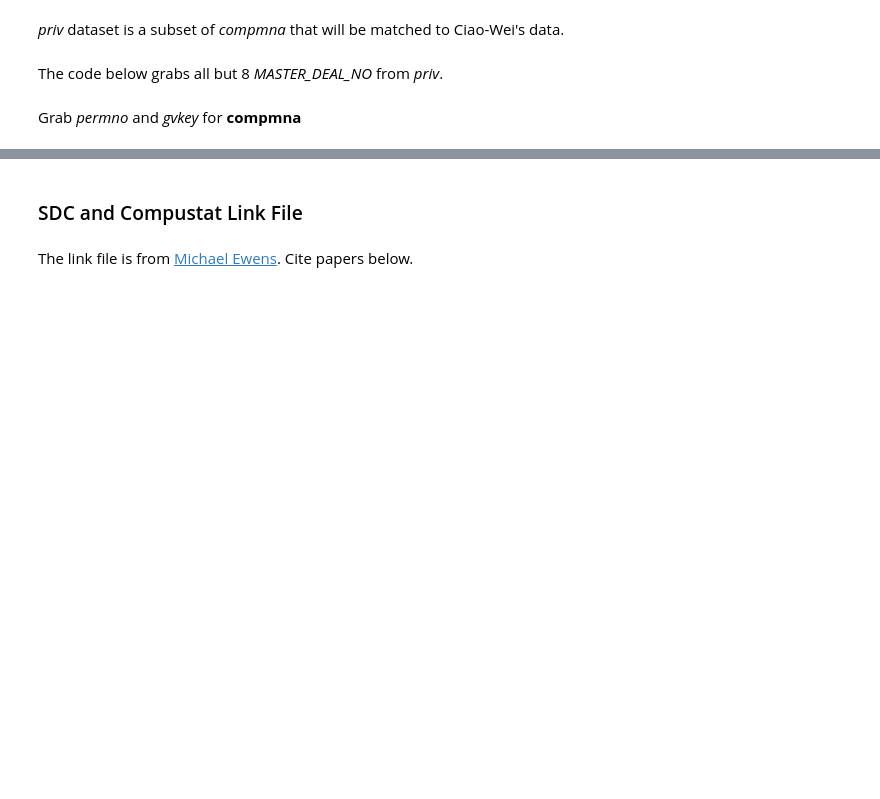
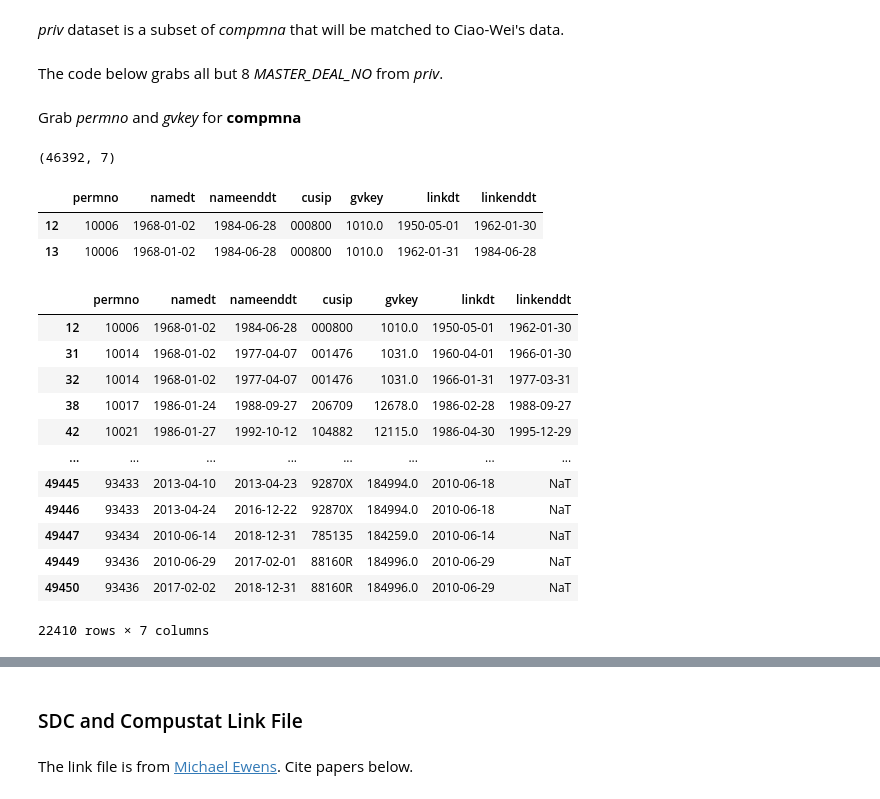
Before and after one commit to heejinohn/cko2019, a Jupyter notebook: 1_code/Review_IV.ipynb, the cells around one changed output, grey strips where cells are left out. Saved outputs shown, nothing was run; the diff lists cells and outputs as text; code cells hidden in the pictures; blank space fills up the shorter version.

```diff
--- a/1_code/Review_IV.ipynb
+++ b/1_code/Review_IV.ipynb
@@ -232,3 +232,42 @@ parm = {'shrcd':(10, 11)}
 ncusip = db.raw_sql(sql_query, date_cols=['linkdt', 'linkenddt'], params=parm)
 
 ncusip['permno'] = ncusip['permno'].astype('int32')
+# %%
+link_sql = """
+select distinct a.permno, namedt, nameenddt, cusip, gvkey, linkdt, linkenddt
+from ncusip a join linktable b
+on a.permno = b.permno
+"""
+link = ps.sqldf(link_sql, locals())
+
+link['namedt'] = link['namedt'].astype('datetime64[ns]')
+link['nameenddt'] = link['nameenddt'].astype('datetime64[ns]')
+link['linkdt'] = link['linkdt'].astype('datetime64[ns]')
+link['linkenddt'] = link['linkenddt'].astype('datetime64[ns]')
+link['cusip'] = link['cusip'].astype('category')
+# %%
+link.shape
+# %% [output]
+(46392, 7)
+# %%
+link[link['permno']==10006]
+# %% [output]
+|  | permno | namedt | nameenddt | cusip | gvkey | linkdt | linkenddt |
+| 12 | 10006 | 1968-01-02 | 1984-06-28 | 000800 | 1010.0 | 1950-05-01 | 1962-01-30 |
+| 13 | 10006 | 1968-01-02 | 1984-06-28 | 000800 | 1010.0 | 1962-01-31 | 1984-06-28 |
+# %%
+link[~(link['namedt'] >= link['linkdt']) | ~(link['nameenddt'] <= link['linkenddt'])]
+# %% [output]
+|  | permno | namedt | nameenddt | cusip | gvkey | linkdt | linkenddt |
+| 12 | 10006 | 1968-01-02 | 1984-06-28 | 000800 | 1010.0 | 1950-05-01 | 1962-01-30 |
+| 31 | 10014 | 1968-01-02 | 1977-04-07 | 001476 | 1031.0 | 1960-04-01 | 1966-01-30 |
+| 32 | 10014 | 1968-01-02 | 1977-04-07 | 001476 | 1031.0 | 1966-01-31 | 1977-03-31 |
+| 38 | 10017 | 1986-01-24 | 1988-09-27 | 206709 | 12678.0 | 1986-02-28 | 1988-09-27 |
+| 42 | 10021 | 1986-01-27 | 1992-10-12 | 104882 | 12115.0 | 1986-04-30 | 1995-12-29 |
+| ... | ... | ... | ... | ... | ... | ... | ... |
+| 49445 | 93433 | 2013-04-10 | 2013-04-23 | 92870X | 184994.0 | 2010-06-18 | NaT |
+| 49446 | 93433 | 2013-04-24 | 2016-12-22 | 92870X | 184994.0 | 2010-06-18 | NaT |
+| 49447 | 93434 | 2010-06-14 | 2018-12-31 | 785135 | 184259.0 | 2010-06-14 | NaT |
+| 49449 | 93436 | 2010-06-29 | 2017-02-01 | 88160R | 184996.0 | 2010-06-29 | NaT |
+| 49450 | 93436 | 2017-02-02 | 2018-12-31 | 88160R | 184996.0 | 2010-06-29 | NaT |
+22410 rows × 7 columns
```
Also changed, not shown: parts of 4 cells of this notebook, 2 other files.
